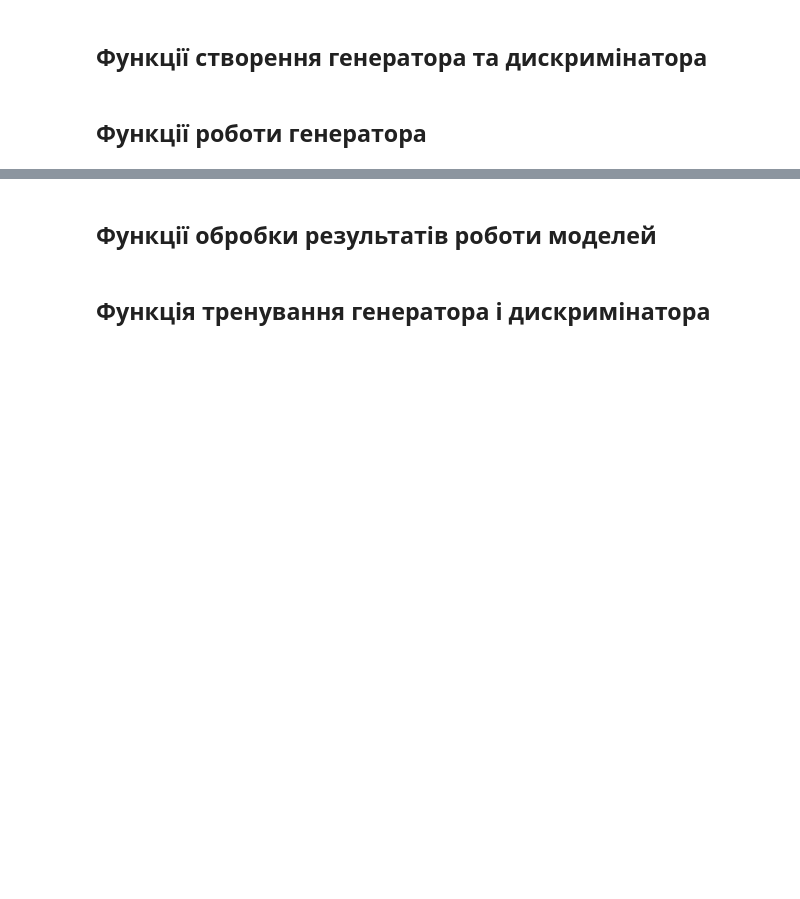
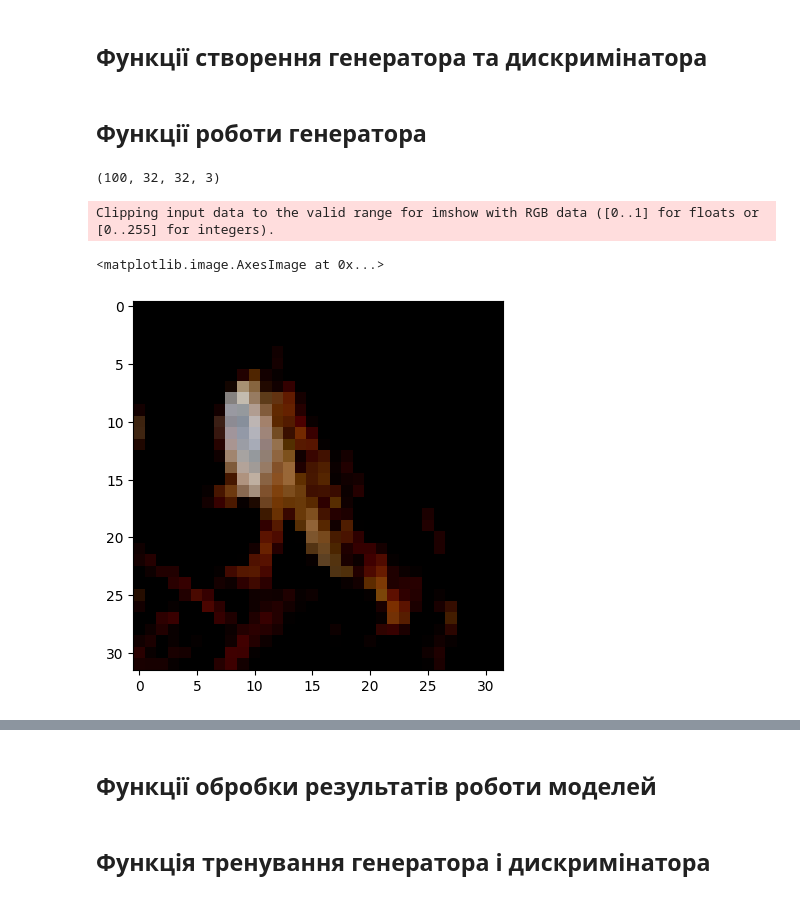
Before and after one commit to Gricay-vasily/project_9_DCGAN, a Jupyter notebook: Learning_NN.ipynb, the cells around one changed output, grey strips where cells are left out. Drawn from its saved outputs; the diff is of its cells as text; code cells hidden in the pictures; blank space fills up the shorter version.

```diff
--- a/Learning_NN.ipynb
+++ b/Learning_NN.ipynb
@@ -302,6 +371,18 @@ def generate_real_images(dataset, n_images):
   # print(f"Func = g_r_i, y = {y}")
   # print(f"Func = g_r_i, y.shape = {y.shape}")
   return X, y
+# %%
+X, y = generate_real_images(train_images, 100)
+# %%
+X.shape
+# %% [output]
+(100, 32, 32, 3)
+# %%
+plt.imshow(X[3])
+# %% [output]
+Clipping input data to the valid range for imshow with RGB data ([0..1] for floats or [0..255] for integers).
+<matplotlib.image.AxesImage at 0x...>
+[figure, added]
 # %%
 def generate_points(input_dim, n_images):
   '''
```
Also changed, not shown: parts of 19 cells of this notebook.
